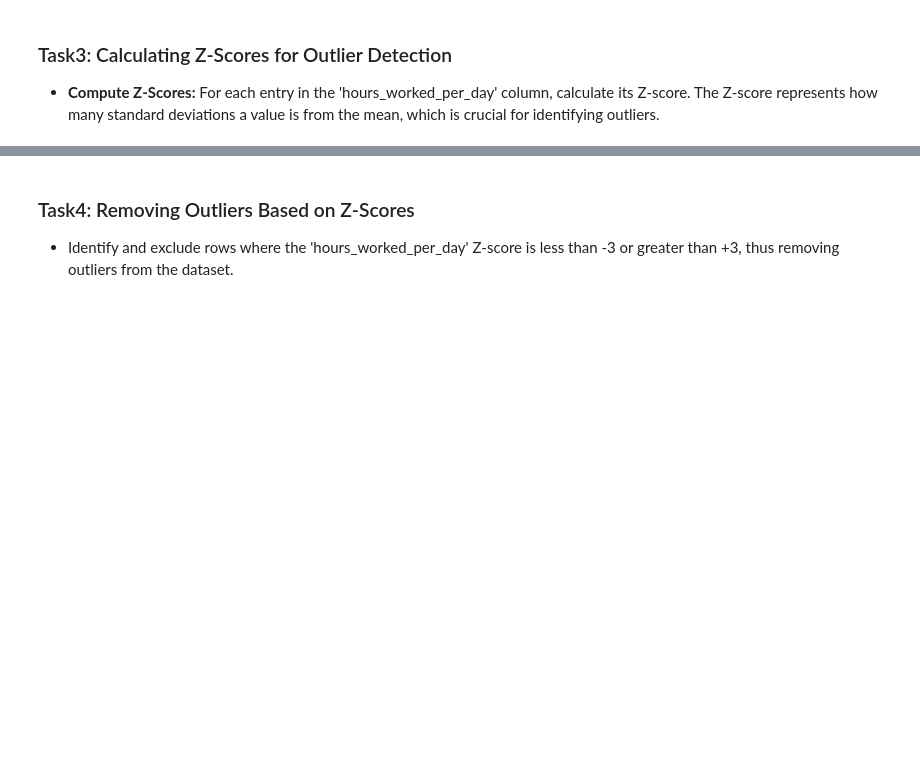
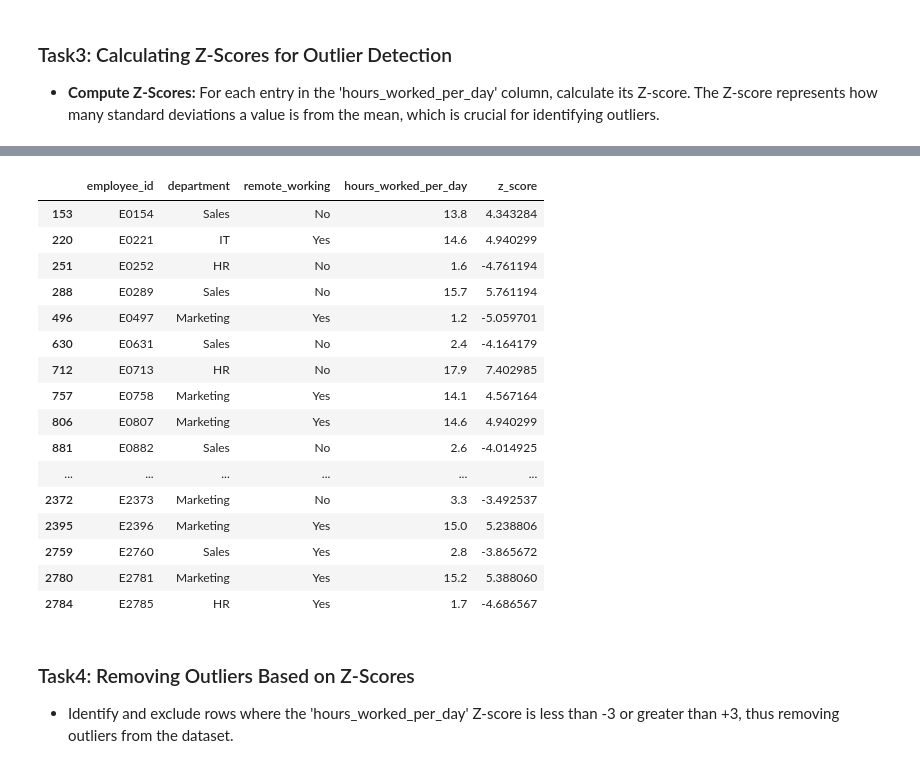
Before and after one commit to kshitish13/Maths_and_Stats, a Jupyter notebook: 6.distribution/chapter6_exercise2/employees-workhours-analysis.ipynb, the cells around one changed output, grey strips where cells are left out. Drawn from its saved outputs; the diff is of its cells as text; code cells hidden in the pictures; blank space fills up the shorter version.

```diff
--- a/6.distribution/chapter6_exercise2/employees-workhours-analysis.ipynb
+++ b/6.distribution/chapter6_exercise2/employees-workhours-analysis.ipynb
@@ -26,3 +50,10 @@ Compute fundamental statistical measures for the 'hours_worked_per_day' column.
 ### Task3: Calculating Z-Scores for Outlier Detection
 
 - **Compute Z-Scores:** For each entry in the 'hours_worked_per_day' column, calculate its Z-score. The Z-score represents how many standard deviations a value is from the mean, which is crucial for identifying outliers.
+# %%
+def get_z_score(row):
+    zscore=(row['hours_worked_per_day']-mean)/std_dev
+    return zscore
+# %%
+df['z_score']=df.apply(get_z_score,axis=1)
+df.head()
@@ -28,0 +67,2 @@ Compute fundamental statistical measures for the 'hours_worked_per_day' column.
+# %%
+df.drop('z_score', axis=1, inplace=True)
@@ -29,3 +88,23 @@ Compute fundamental statistical measures for the 'hours_worked_per_day' column.
+# %%
+df[(df['z_score']>3) | (df['z_score']<-3)]
+# %% [output]
+|  | employee_id | department | remote_working | hours_worked_per_day | z_score |
+| 153 | E0154 | Sales | No | 13.8 | 4.343284 |
+| 220 | E0221 | IT | Yes | 14.6 | 4.940299 |
+| 251 | E0252 | HR | No | 1.6 | -4.761194 |
+| 288 | E0289 | Sales | No | 15.7 | 5.761194 |
+| 496 | E0497 | Marketing | Yes | 1.2 | -5.059701 |
+| 630 | E0631 | Sales | No | 2.4 | -4.164179 |
+| 712 | E0713 | HR | No | 17.9 | 7.402985 |
+| 757 | E0758 | Marketing | Yes | 14.1 | 4.567164 |
+| 806 | E0807 | Marketing | Yes | 14.6 | 4.940299 |
+| 881 | E0882 | Sales | No | 2.6 | -4.014925 |
+| ... | ... | ... | ... | ... | ... |
+| 2372 | E2373 | Marketing | No | 3.3 | -3.492537 |
+| 2395 | E2396 | Marketing | Yes | 15.0 | 5.238806 |
+| 2759 | E2760 | Sales | Yes | 2.8 | -3.865672 |
+| 2780 | E2781 | Marketing | Yes | 15.2 | 5.388060 |
+| 2784 | E2785 | HR | Yes | 1.7 | -4.686567 |
 # %% [markdown]
 ### Task4: Removing Outliers Based on Z-Scores
 
```
Also changed, not shown: parts of 11 cells of this notebook, 3 other files.
